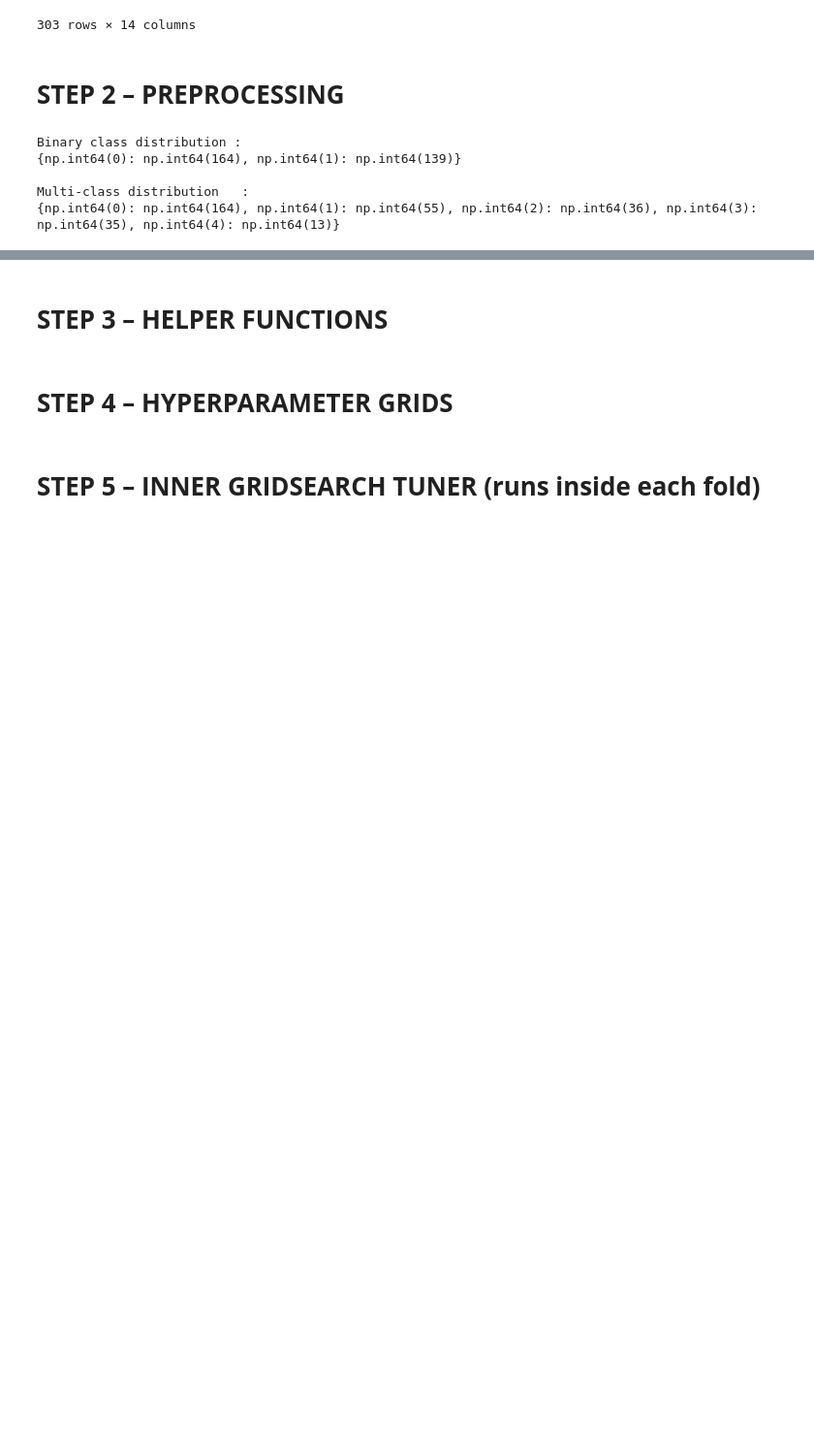
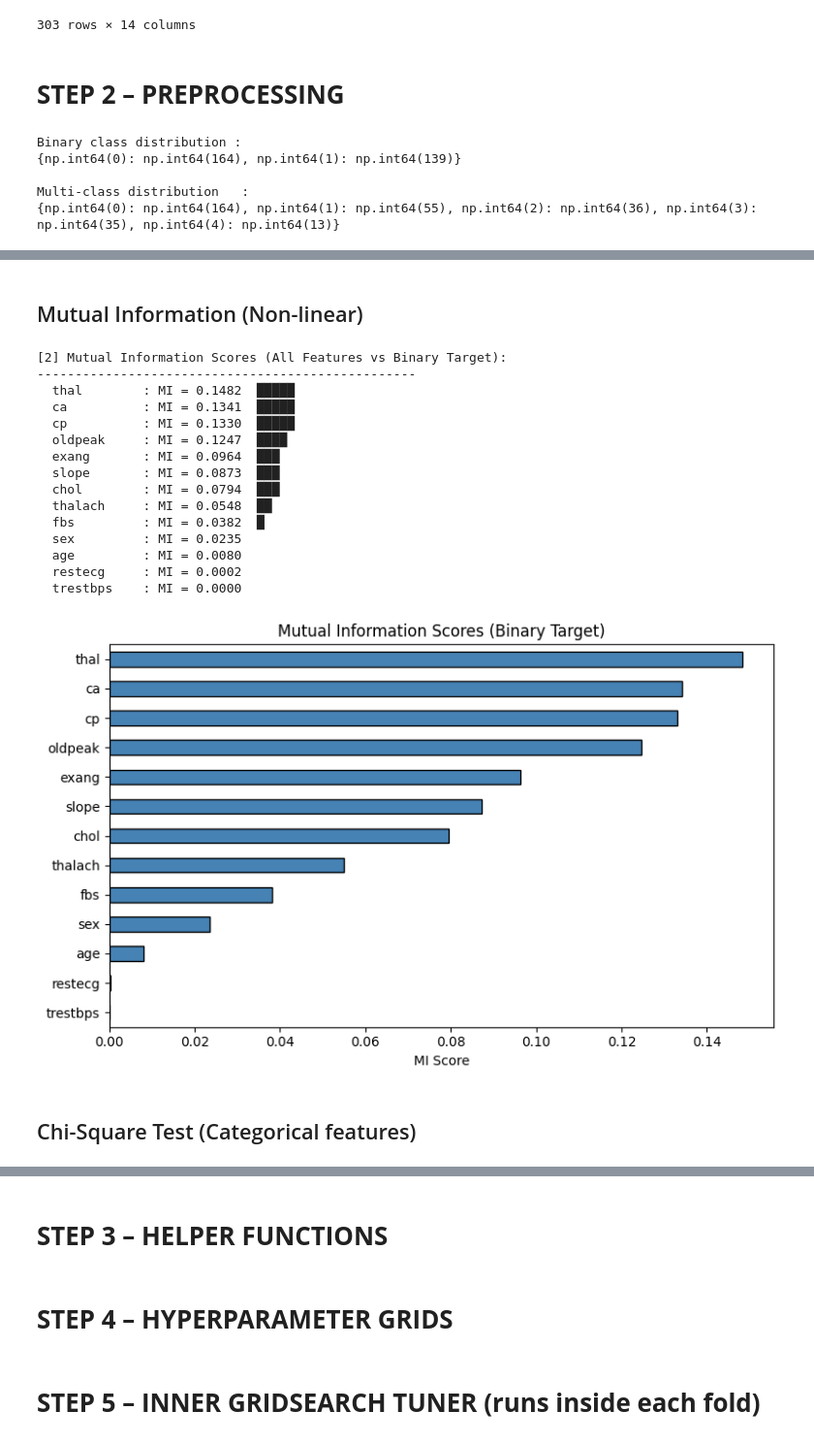
Before and after one commit to SaddamHosen42/Multi_class_and_Binary_heart_disease, a Jupyter notebook: Multi_class_and_Binary_heart_disease_.ipynb, the cells around one changed output, grey strips where cells are left out. Shown at 97% size. Cells and saved outputs as stored; diff of their text form; code cells hidden in the pictures; blank space fills up the shorter version.

```diff
--- a/Multi_class_and_Binary_heart_disease_.ipynb
+++ b/Multi_class_and_Binary_heart_disease_.ipynb
@@ -112,0 +155,44 @@ Multi-class distribution   :
+# %% [markdown]
+## Mutual Information (Non-linear)
+# %%
+# ── Mutual Information (Non-linear relationship) ─────────────────────────
+from sklearn.feature_selection import mutual_info_classif
+
+print("\n[2] Mutual Information Scores (All Features vs Binary Target):")
+print("-" * 50)
+
+mi_scores = mutual_info_classif(X, y_binary, random_state=42)
+mi_series = pd.Series(mi_scores,
+                      index=df.drop('target', axis=1).columns)
+mi_series = mi_series.sort_values(ascending=False)
+
+for feat, score in mi_series.items():
+    bar = "█" * int(score * 40)
+    print(f"  {feat:<12}: MI = {score:.4f}  {bar}")
+
+# Plot
+plt.figure(figsize=(8, 5))
+mi_series.sort_values().plot(kind='barh', color='steelblue', edgecolor='black')
+plt.title("Mutual Information Scores (Binary Target)")
+plt.xlabel("MI Score")
+plt.tight_layout()
+plt.show()
+# %% [output]
+[2] Mutual Information Scores (All Features vs Binary Target):
+--------------------------------------------------
+  thal        : MI = 0.1482  █████
+  ca          : MI = 0.1341  █████
+  cp          : MI = 0.1330  █████
+  oldpeak     : MI = 0.1247  ████
+  exang       : MI = 0.0964  ███
+  slope       : MI = 0.0873  ███
+  chol        : MI = 0.0794  ███
+  thalach     : MI = 0.0548  ██
+  fbs         : MI = 0.0382  █
+  sex         : MI = 0.0235
+  age         : MI = 0.0080
+  restecg     : MI = 0.0002
+  trestbps    : MI = 0.0000
+[figure, added]
+# %% [markdown]
+## Chi-Square Test (Categorical features)
```
Also changed, not shown: parts of 24 cells of this notebook.
